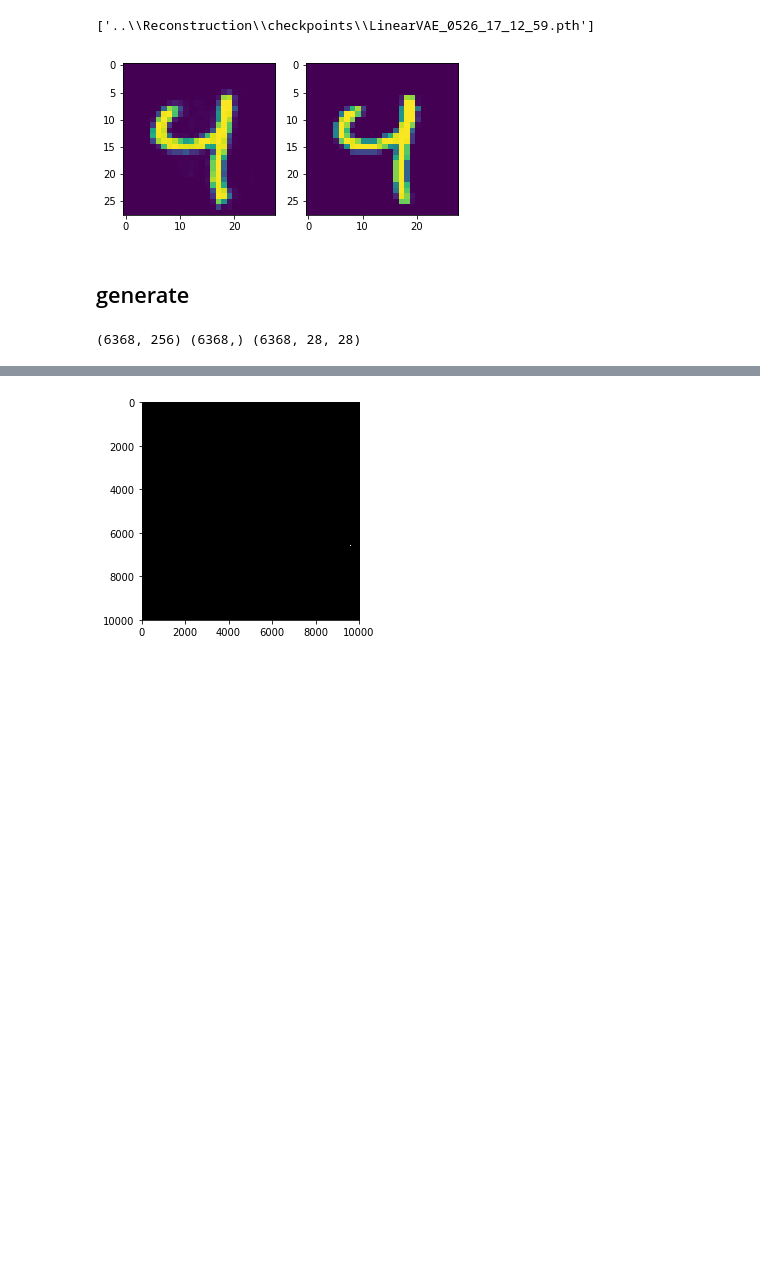
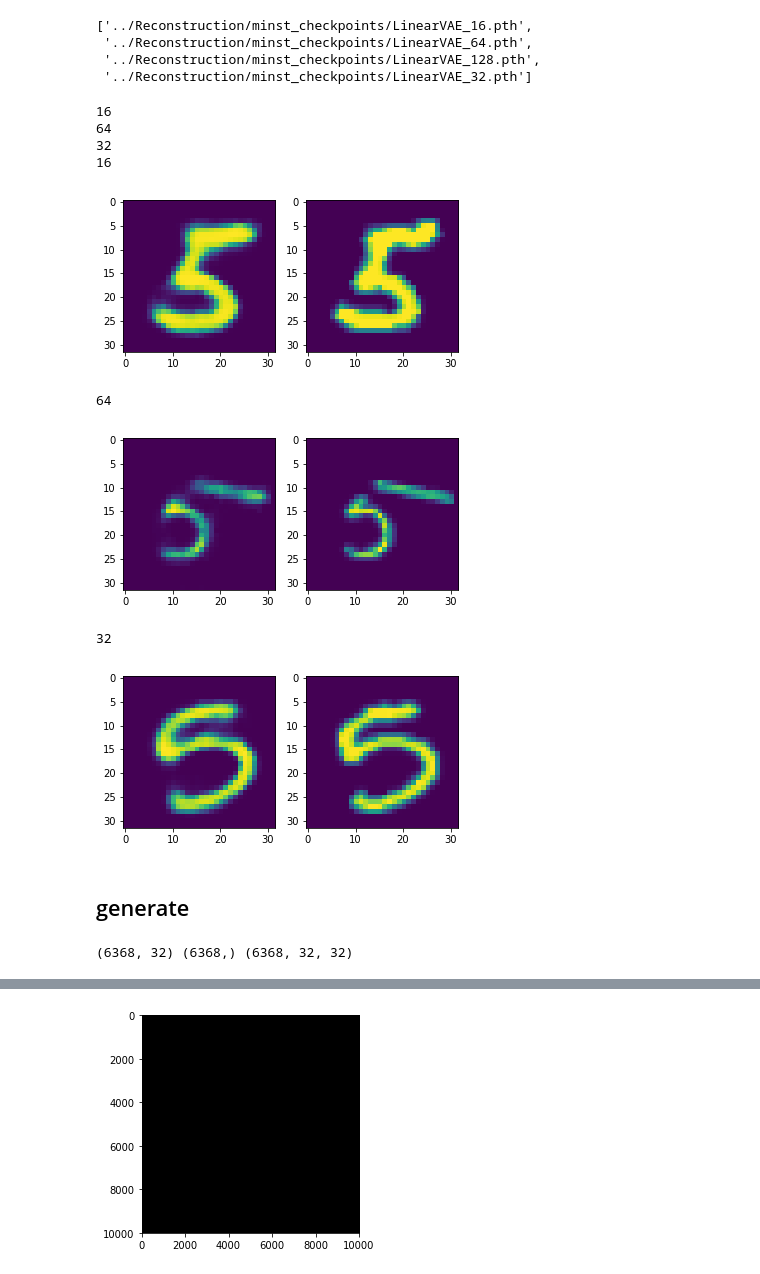
Before and after one commit to yangcyself/CS385ML, a Jupyter notebook: explanation/Feature Visualization on VAE.ipynb, the cells around one changed output, grey strips where cells are left out. Cells and saved outputs as stored; diff of their text form; code cells hidden in the pictures; blank space fills up the shorter version.

```diff
--- a/explanation/Feature Visualization on VAE.ipynb
+++ b/explanation/Feature Visualization on VAE.ipynb
@@ -13,7 +13,5 @@ import numpy as np
 from sklearn.manifold import TSNE
 # %%
 batch_size = 32
-train_loader = torch.utils.data.DataLoader(dataset=MNIST('~/dataset/Mnist', train=True, transform=transforms.ToTensor(),download = True), batch_size=batch_size, shuffle=True)
-test_loader = torch.utils.data.DataLoader(dataset=MNIST('~/dataset/Mnist', train=False, transform=transforms.ToTensor(),download = True), batch_size=batch_size, shuffle=True)
-model = LinearVAE(z_dim=256, hidden=512, num_channels=28*28)
-checkpoints = glob.glob(pathname='..\Reconstruction\checkpoints\{0}*'.format("LinearVAE"))
+train_loader = torch.utils.data.DataLoader(dataset=MNIST('../Reconstruction/data/{0}'.format("mnist"), train=True,download=True ,transform=transforms.Compose([transforms.Resize(32), transforms.ToTensor()])), batch_size=batch_size, shuffle=True)
+test_loader = torch.utils.data.DataLoader(dataset=MNIST('../Reconstruction/data/{0}'.format("mnist"), train=False,download=True, transform=transforms.Compose([transforms.Resize(32), transforms.ToTensor()])), batch_size=batch_size, shuffle=True)
@@ -20,22 +25,43 @@ checkpoints = glob.glob(pathname='..\Reconstruction\checkpoints\{0}*'.format("Li
-# %%
-checkpoints
-# %% [output]
-['..\\Reconstruction\\checkpoints\\LinearVAE_0526_17_12_59.pth']
+# %%
+checkpoints = glob.glob(pathname='../Reconstruction/minst_checkpoints/{0}*'.format("LinearVAE"))
+checkpoints
+# %% [output]
+['../Reconstruction/minst_checkpoints/LinearVAE_16.pth',
+ '../Reconstruction/minst_checkpoints/LinearVAE_64.pth',
+ '../Reconstruction/minst_checkpoints/LinearVAE_128.pth',
+ '../Reconstruction/minst_checkpoints/LinearVAE_32.pth']
 # %%
-model.load(path=checkpoints[0])
-eg, _ = next(iter(train_loader))
-mu, sigma = model.encoder(eg.view(eg.shape[0], 1, -1))
-epsilon = torch.autograd.Variable(torch.randn(mu.size()), requires_grad=False).type(torch.FloatTensor)
-sigma = torch.exp(sigma / 2)
-z = (mu + sigma * epsilon).detach().numpy()[0, 0, :]
+models = []
+dims = [16, 64, 32]
+for i in dims:
+    print(i)
+    model = LinearVAE(z_dim=i, hidden=512, num_channels=32*32)
+    model.load(path='../Reconstruction/minst_checkpoints/LinearVAE_{}.pth'.format(i))
+    models.append(model)
 
-output = model.decoder(torch.from_numpy(z).float()).detach().numpy().reshape(28, 28)
-plt.subplot(121)
-plt.imshow(output)
-plt.subplot(122)
-plt.imshow(eg[0, 0, :, :].numpy())
-plt.show()
+for i,model in zip(dims,models):
+    print(i)
+    eg, _ = next(iter(train_loader))
+    mu, sigma = model.encoder(eg.view(eg.shape[0], 1, -1))
+    epsilon = torch.autograd.Variable(torch.randn(mu.size()), requires_grad=False).type(torch.FloatTensor)
+    sigma = torch.exp(sigma / 2)
+    z = (mu + sigma * epsilon).detach().numpy()[0, 0, :]
+
+    output = model.decoder(torch.from_numpy(z).float()).detach().numpy().reshape(32, 32)
+    plt.subplot(121)
+    plt.imshow(output)
+    plt.subplot(122)
+    plt.imshow(eg[0, 0, :, :].numpy())
+    plt.show()
 # %% [output]
+16
+64
+32
+16
-[figure, old version]
+[figure, new version]
+64
+[figure, added]
+32
+[figure, added]
 # %% [markdown]
 ## generate
@@ -42,4 +70,5 @@ plt.show()
 # %%
+
 count = 0
 data_collected = []
 imgs = []
@@ -52,14 +81,14 @@ for bch,lab in train_loader:
     mu = mu.detach().numpy()
     data_collected.append(mu.reshape((bch.shape[0],-1)))
     labels.append(lab)
-    imgs.append(bch.reshape((bch.shape[0],28,28)))
+    imgs.append(bch.reshape((bch.shape[0],32,32)))
 
 data_collected = np.concatenate(data_collected,axis = 0)
 labels = np.concatenate(labels,axis = 0)
 imgs = np.concatenate(imgs,axis = 0)
 print(data_collected.shape,labels.shape,imgs.shape)
 # %% [output]
-(6368, 256) (6368,) (6368, 28, 28)
+(6368, 32) (6368,) (6368, 32, 32)
 # %%
 data_embedded = TSNE(n_components=2).fit_transform(data_collected)
 data_embedded.shape
```
Also changed, not shown: parts of 4 cells of this notebook, 4 other files.
